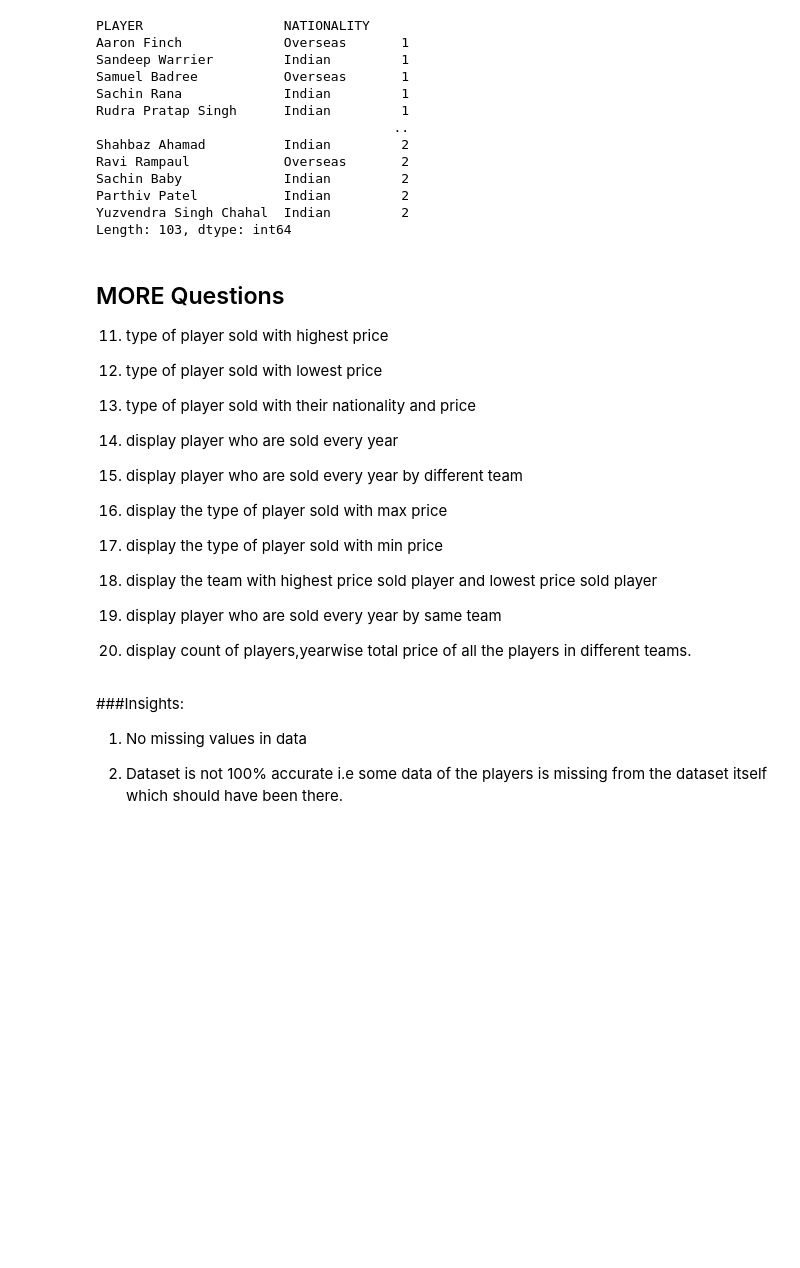
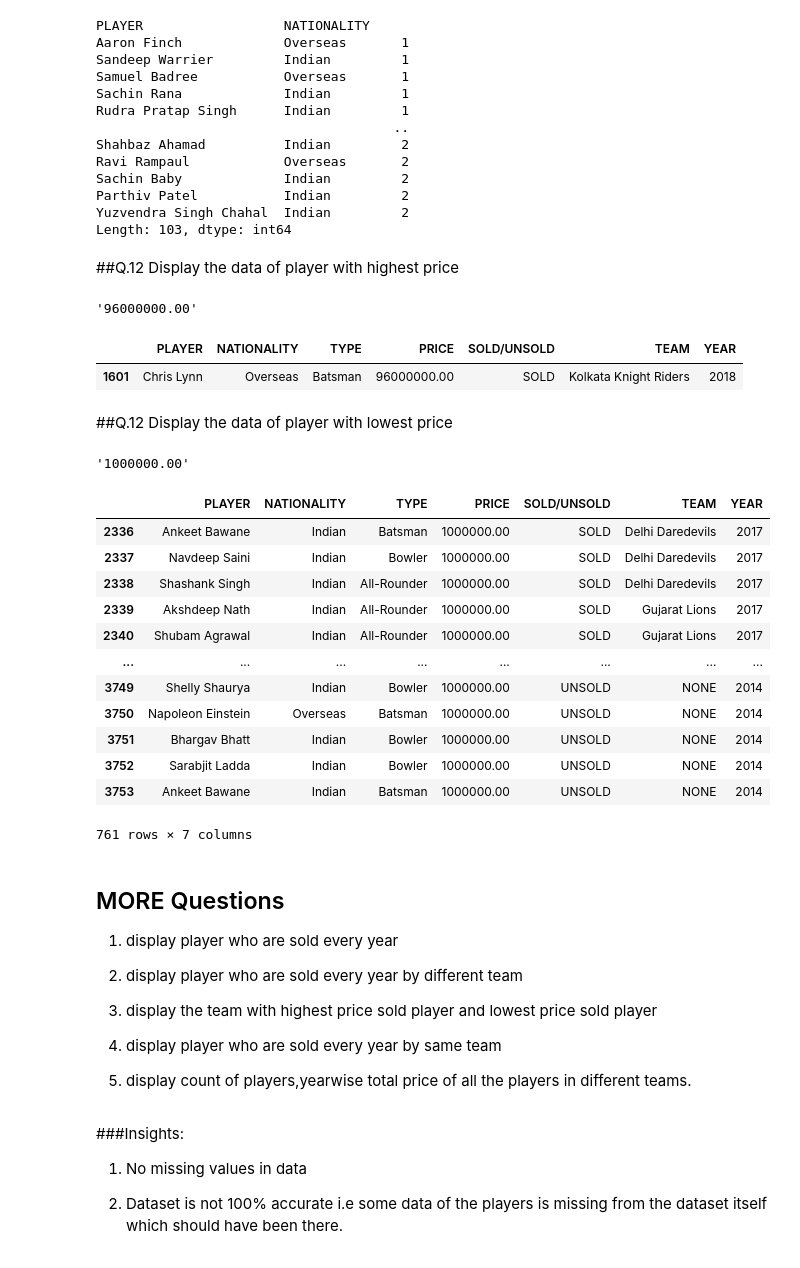
Before and after one commit to Deepali1311/IPL_Auction-DA1, a Jupyter notebook: IPL_Auction_Data_Analysis_.ipynb, the cells around one changed output. Drawn from its saved outputs; the diff is of its cells as text; code cells hidden in the pictures; blank space fills up the shorter version.

```diff
--- a/IPL_Auction_Data_Analysis_.ipynb
+++ b/IPL_Auction_Data_Analysis_.ipynb
@@ -402,28 +502,54 @@ Sachin Baby             Indian         2
 Parthiv Patel           Indian         2
 Yuzvendra Singh Chahal  Indian         2
 Length: 103, dtype: int64
+# %% [markdown]
+##Q.12 Display the data of player with highest price
+# %%
+df['PRICE'].max()
+# %% [output]
+'96000000.00'
+# %%
+#df[['PLAYER','TYPE']] [df["PRICE"].max()]
+
+
+df[df['PRICE']==df['PRICE'].max()]
+# %% [output]
+|  | PLAYER | NATIONALITY | TYPE | PRICE | SOLD/UNSOLD | TEAM | YEAR |
+| 1601 | Chris Lynn | Overseas | Batsman | 96000000.00 | SOLD | Kolkata Knight Riders | 2018 |
+# %% [markdown]
+##Q.12 Display the data of player with lowest price
+# %%
+df['PRICE'].min()
+# %% [output]
+'1000000.00'
+# %%
+df[df['PRICE']==df['PRICE'].min()]
+# %% [output]
+|  | PLAYER | NATIONALITY | TYPE | PRICE | SOLD/UNSOLD | TEAM | YEAR |
+| 2336 | Ankeet Bawane | Indian | Batsman | 1000000.00 | SOLD | Delhi Daredevils | 2017 |
+| 2337 | Navdeep Saini | Indian | Bowler | 1000000.00 | SOLD | Delhi Daredevils | 2017 |
+| 2338 | Shashank Singh | Indian | All-Rounder | 1000000.00 | SOLD | Delhi Daredevils | 2017 |
+| 2339 | Akshdeep Nath | Indian | All-Rounder | 1000000.00 | SOLD | Gujarat Lions | 2017 |
+| 2340 | Shubam Agrawal | Indian | All-Rounder | 1000000.00 | SOLD | Gujarat Lions | 2017 |
+| ... | ... | ... | ... | ... | ... | ... | ... |
+| 3749 | Shelly Shaurya | Indian | Bowler | 1000000.00 | UNSOLD | NONE | 2014 |
+| 3750 | Napoleon Einstein | Overseas | Batsman | 1000000.00 | UNSOLD | NONE | 2014 |
+| 3751 | Bhargav Bhatt | Indian | Bowler | 1000000.00 | UNSOLD | NONE | 2014 |
+| 3752 | Sarabjit Ladda | Indian | Bowler | 1000000.00 | UNSOLD | NONE | 2014 |
+| 3753 | Ankeet Bawane | Indian | Batsman | 1000000.00 | UNSOLD | NONE | 2014 |
+761 rows × 7 columns
 # %% [markdown]
 ## MORE Questions
 
-11. type of player sold with highest price
+1. display player who are sold every year
 
-12. type of player sold with lowest price
+2. display player who are sold every year by different team
 
-13. type of player sold with their nationality and price
+3. display the team with highest price sold player and lowest price sold player
 
-14. display player who are sold every year
+4. display player who are sold every year by same team
 
-15. display player who are sold every year by different team
-
-16. display the type of player sold with max price
-
-17. display the type of player sold with min price
-
-18. display the team with highest price sold player and lowest price sold player
-
-19. display player who are sold every year by same team
-
-20. display count of players,yearwise total price of all the players in different teams.
+5. display count of players,yearwise total price of all the players in different teams.
 # %% [markdown]
 ###Insights:
 
```
Also changed, not shown: parts of 13 cells of this notebook.
